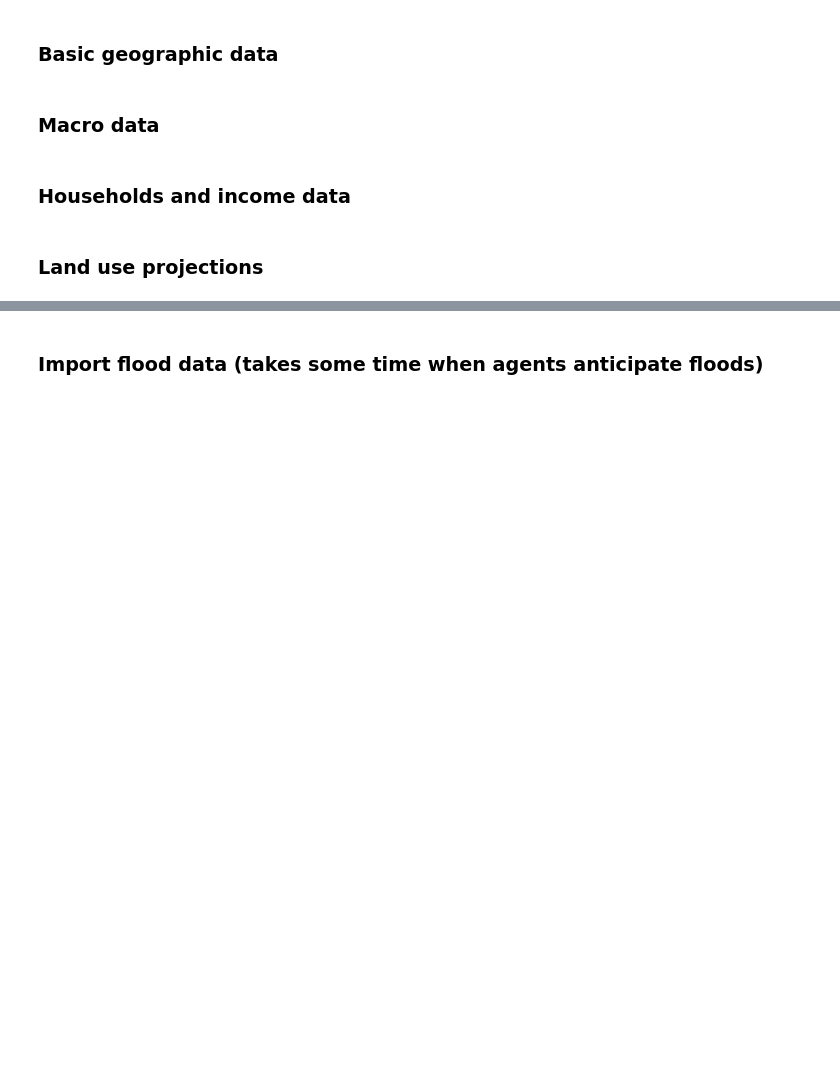
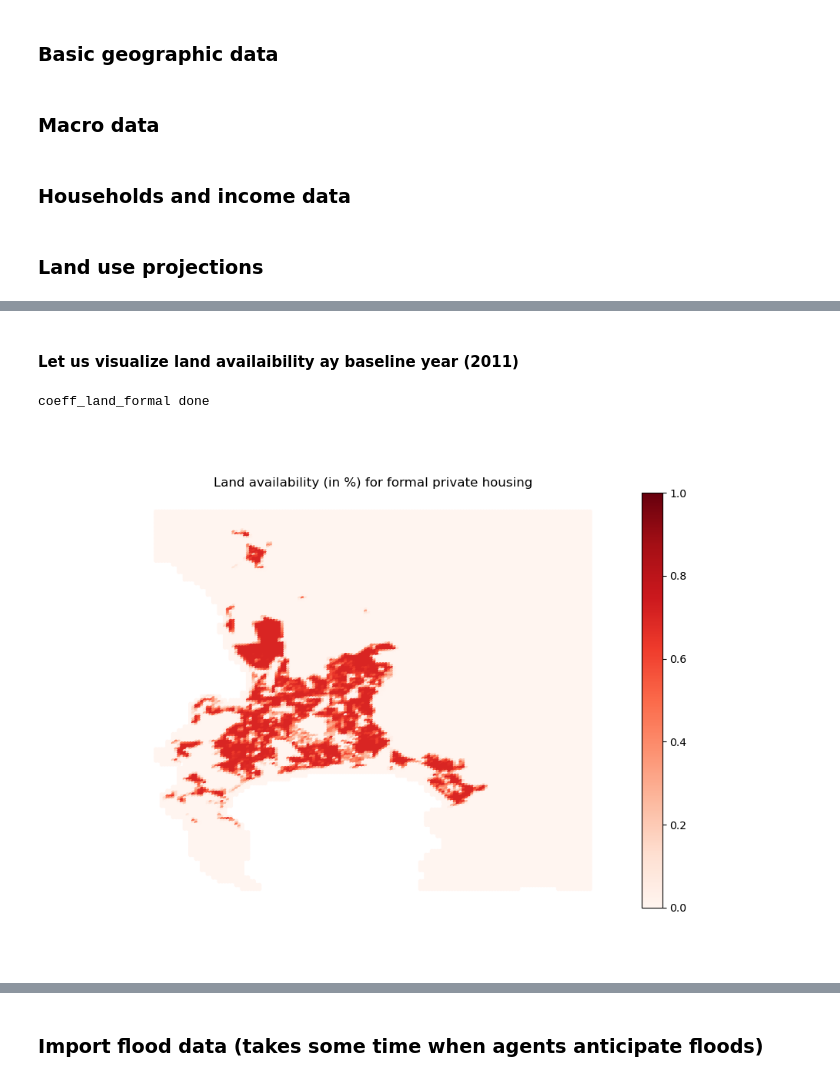
Before and after one commit to kristoffPotgieter/cape_town_NEDUM_Python, a Jupyter notebook: docs/doctrees/nbsphinx/main_nb.ipynb, the cells around one changed output, grey strips where cells are left out. Saved outputs shown, nothing was run; the diff lists cells and outputs as text; code cells hidden in the pictures; blank space fills up the shorter version.

```diff
--- a/docs/doctrees/nbsphinx/main_nb.ipynb
+++ b/docs/doctrees/nbsphinx/main_nb.ipynb
@@ -107,8 +161,10 @@ name = ('floods' + str(options["agents_anticipate_floods"])
 # %% [markdown]
 ### Basic geographic data
 # %%
+import inputs.data as inpdt
 grid, center = inpdt.import_grid(path_data)
 amenities = inpdt.import_amenities(path_precalc_inp, options)
+geo_grid = gpd.read_file(path_data + "grid_reference_500.shp")
 # %% [markdown]
 ### Macro data
 # %%
@@ -170,0 +352,15 @@ housing_limit = inpdt.import_housing_limit(grid, param)
+# %% [markdown]
+#### Let us visualize land availaibility ay baseline year (2011)
+# %%
+# For formal private housing
+import outputs.export_outputs as outexp
+coeff_land_FP_map = outexp.export_map(
+    coeff_land[0], grid, geo_grid, path_input_plots, 'coeff_land_formal',
+    "Land availability (in %) for formal private housing",
+    path_input_tables,
+    ubnd=1, lbnd=0)
+
+Image(path_input_plots + "coeff_land_formal.png")
+# %% [output]
+coeff_land_formal done
+[figure, added]
```
Also changed, not shown: parts of 96 cells of this notebook, 38 other files.
